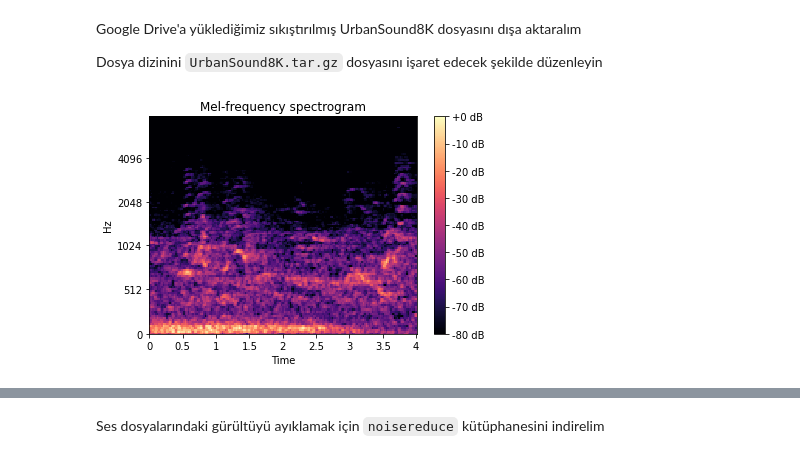
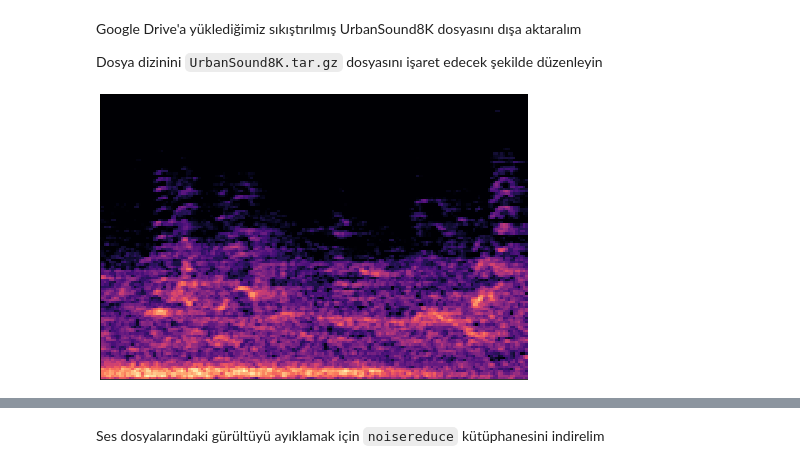
Before and after one commit to TuanSSM/CNN-Urban-Sound-Classification, a Jupyter notebook: create_spectograms.ipynb, the cells around one changed output, grey strips where cells are left out. Cells and saved outputs as stored; diff of their text form; code cells hidden in the pictures.

```diff
--- a/create_spectograms.ipynb
+++ b/create_spectograms.ipynb
@@ -19,11 +19,10 @@ def create_spectogram(y):
 def save_spectogram(y, path, show=False):
     spec_conv = create_spectogram(y)
     fig, ax = plt.subplots()
-    img = librosa.display.specshow(spec_conv, x_axis='time',
-                             y_axis='mel', sr=sr,
+    img = librosa.display.specshow(spec_conv, sr=sr,
                              fmax=8000, ax=ax)
-    fig.colorbar(img, ax=ax, format='%+2.0f dB')
-    ax.set(title='Mel-frequency spectrogram')
+
+    plt.tight_layout(pad=0)
     if show is True:
         plt.show()
     plt.savefig(path)
@@ -32,13 +31,16 @@ def save_spectogram(y, path, show=False):
 test_file = '/content/UrbanSound8K/audio/fold1/108362-2-0-29.wav'
 
 y, sr = librosa.load(test_file)
-!mkdir -p /content/spectograms/vanilla /content/spectograms/noiseless # Dizin yoksa olustur
+!mkdir -p /content/spectograms/noiseless # Dizin yoksa olustur
 
-S_PATH = '/content/spectograms/'
+S_PATH = '/content/spectograms/noiseless/'
 
-save_spectogram(y, 'spectograms/vanilla_test.png', True)
+save_spectogram(y, 'spectograms/vanilla_test.png', False)
-# %% [output]
-[figure, removed]
+# %%
+
+Image('spectograms/vanilla_test.png')
+# %% [output]
+[figure, added]
 # %%
 Audio(test_file)
 # %% [output]
```
Also changed, not shown: parts of 7 cells of this notebook, 2 other files.
